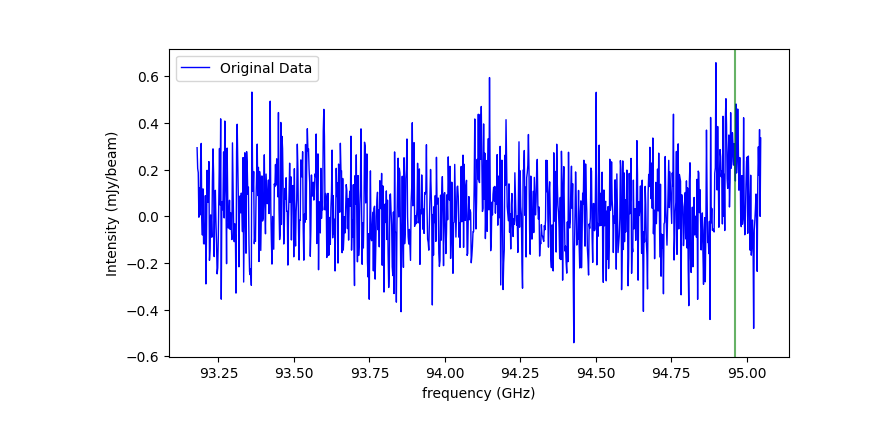
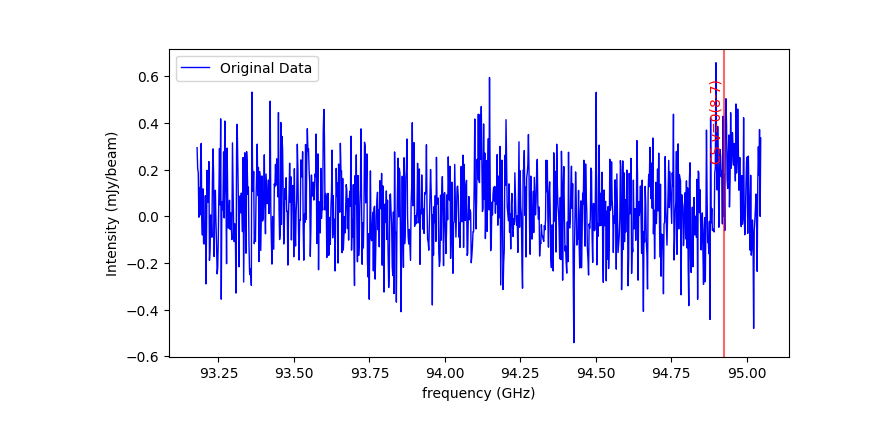
Before and after one commit to 000RF/2025-summer, a Jupyter notebook: G12v2.43/spw 27/spw27.ipynb, the cells around one changed output. Saved outputs shown, nothing was run; the diff lists cells and outputs as text; code cells hidden in the pictures.

```diff
--- a/G12v2.43/spw 27/spw27.ipynb
+++ b/G12v2.43/spw 27/spw27.ipynb
@@ -16,9 +16,9 @@ df = df.dropna()
 x = df[df.columns[0]]
 y = df[df.columns[1]] * 1000  #Jy → mJy
 
-#my_lines =[(92.10207, "H2O v=0(4-3)")] #freq. , label
+my_lines =[(94.92415, "CS v=0(8-7)")] #freq. , label
 #template_lines = [(, "")]
-unknown_lines = [(94.96)]
+#unknown_lines = [(94.96)]
 # %%
 #define binning & boxcar smoothing
 def boxcar_smooth(y, kernel_size):
@@ -37,21 +37,21 @@ def rebin_spectrum(x, y, bin_size):
 # %%
 #original data
 plt.figure(figsize=(8, 4))
 plt.plot(x, y, label="Original Data", color="blue", linewidth=1)
 plt.xlabel("frequency (GHz)")
 plt.ylabel("Intensity (mJy/beam)")
-#for freq, label in my_lines:
-#    plt.axvline(freq, color="red", linestyle="-", alpha=0.6)
-#    plt.text(freq, max(y)*0.9, label, rotation=90, color="red", fontsize=10, ha='right', va='top')
+for freq, label in my_lines:
+    plt.axvline(freq, color="red", linestyle="-", alpha=0.6)
+    plt.text(freq, max(y)*0.9, label, rotation=90, color="red", fontsize=10, ha='right', va='top')
 #for freq, label in template_lines:
 #    plt.axvline(freq, color="blue", linestyle="-", alpha=0.6)
 #    plt.text(freq, max(df[df.columns[1]])*0.9, label, rotation=90, color="blue", fontsize=12, ha='right', va='top')
-for freq in unknown_lines:
-    plt.axvline(freq, color="green", linestyle="-", alpha=0.6)
+#for freq in unknown_lines:
+#    plt.axvline(freq, color="green", linestyle="-", alpha=0.6)
 plt.title("    ")
 plt.grid(False)
 plt.legend()
 plt.show()
 # %% [output]
-[figure, old version]
+[figure, new version]
 # %%
```
Also changed, not shown: parts of 1 cell of this notebook, 1 other file.
